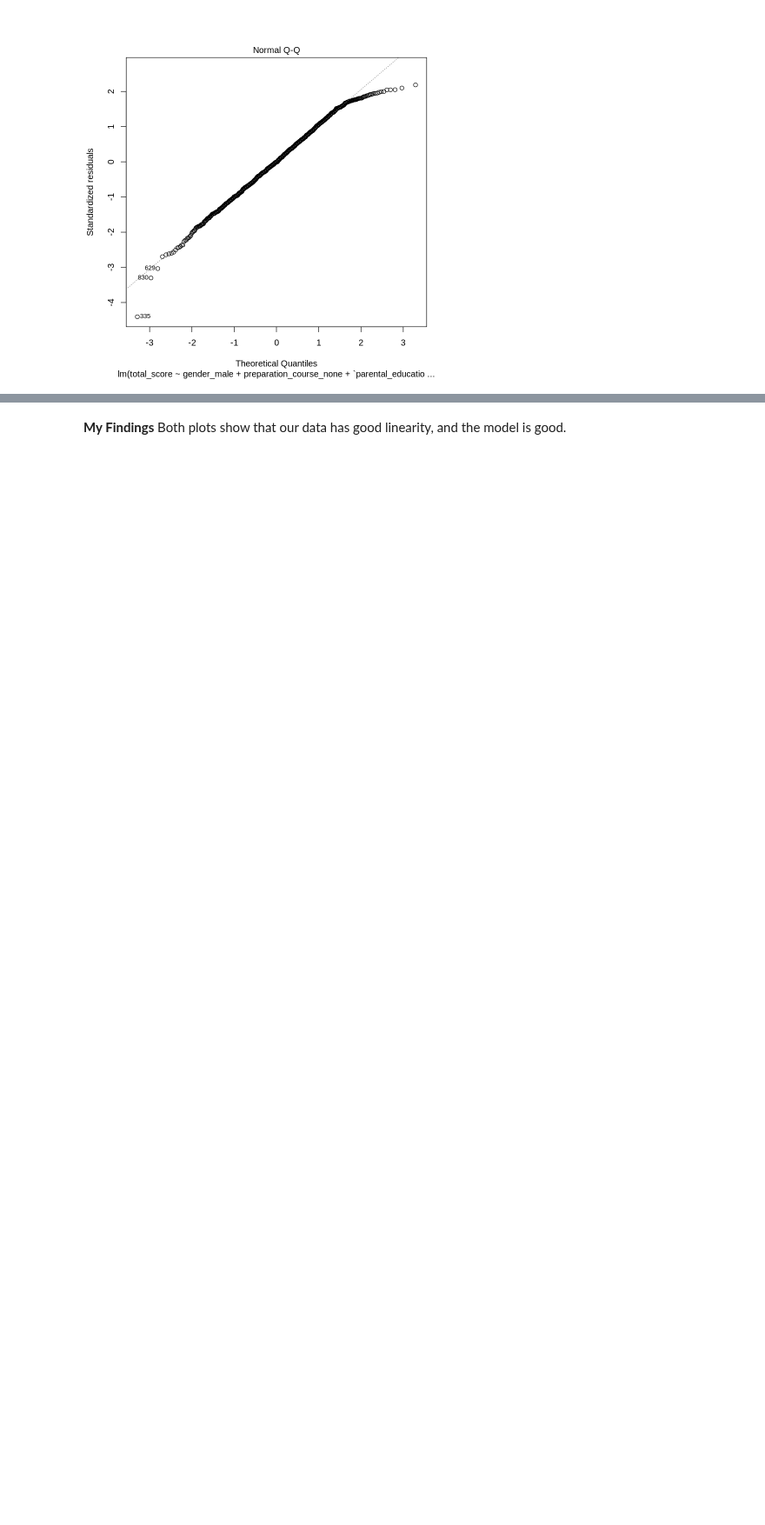
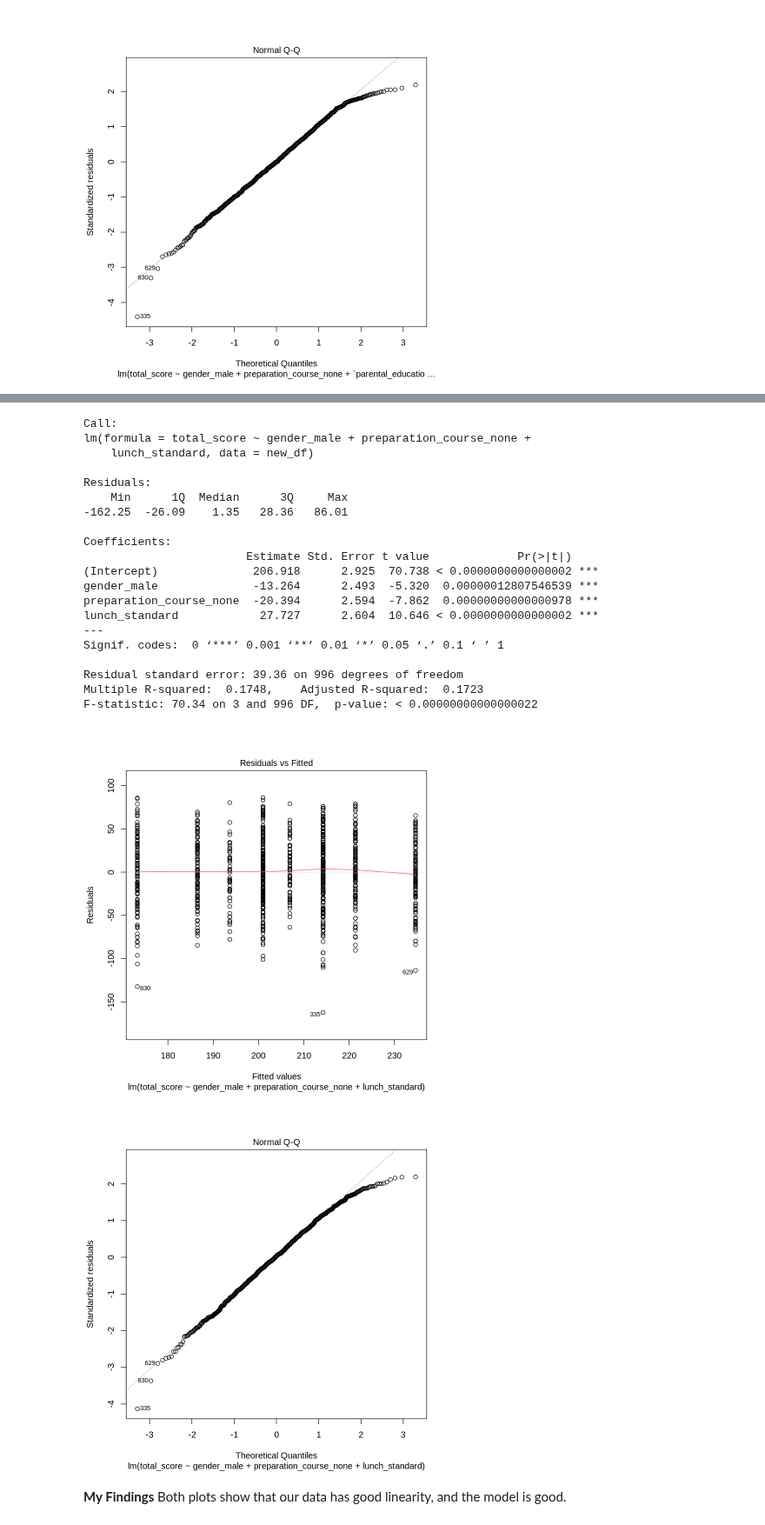
Before and after one commit to bjentwistle/PythonFundamentals, a Jupyter notebook: Worksheets/6_R_worksheet.ipynb, the cells around one changed output, grey strips where cells are left out. Shown at 87% size. Drawn from its saved outputs; the diff is of its cells as text; code cells hidden in the pictures; blank space fills up the shorter version.

```diff
--- a/Worksheets/6_R_worksheet.ipynb
+++ b/Worksheets/6_R_worksheet.ipynb
@@ -489,3 +491,31 @@ plot(regression_model, 2)
+# %%
+regression_model2 <- lm(total_score ~ gender_male + `preparation_course_none`+ lunch_standard , data = new_df)
+summary(regression_model2)
+plot(regression_model2, 1)
+plot(regression_model2, 2)
+# %% [output]
+Call:
+lm(formula = total_score ~ gender_male + preparation_course_none +
+    lunch_standard, data = new_df)
+
+Residuals:
+    Min      1Q  Median      3Q     Max
+-162.25  -26.09    1.35   28.36   86.01
+
+Coefficients:
+                        Estimate Std. Error t value             Pr(>|t|)
+(Intercept)              206.918      2.925  70.738 < 0.0000000000000002 ***
+gender_male              -13.264      2.493  -5.320  0.00000012807546539 ***
+preparation_course_none  -20.394      2.594  -7.862  0.00000000000000978 ***
+lunch_standard            27.727      2.604  10.646 < 0.0000000000000002 ***
+---
+Signif. codes:  0 ‘***’ 0.001 ‘**’ 0.01 ‘*’ 0.05 ‘.’ 0.1 ‘ ’ 1
+
+Residual standard error: 39.36 on 996 degrees of freedom
+Multiple R-squared:  0.1748,    Adjusted R-squared:  0.1723
+F-statistic: 70.34 on 3 and 996 DF,  p-value: < 0.00000000000000022
+[figure, added]
+[figure, added]
 # %% [markdown]
 **My Findings**
 Both plots show that our data has good linearity, and the model is good.
```
Also changed, not shown: parts of 6 cells of this notebook.
